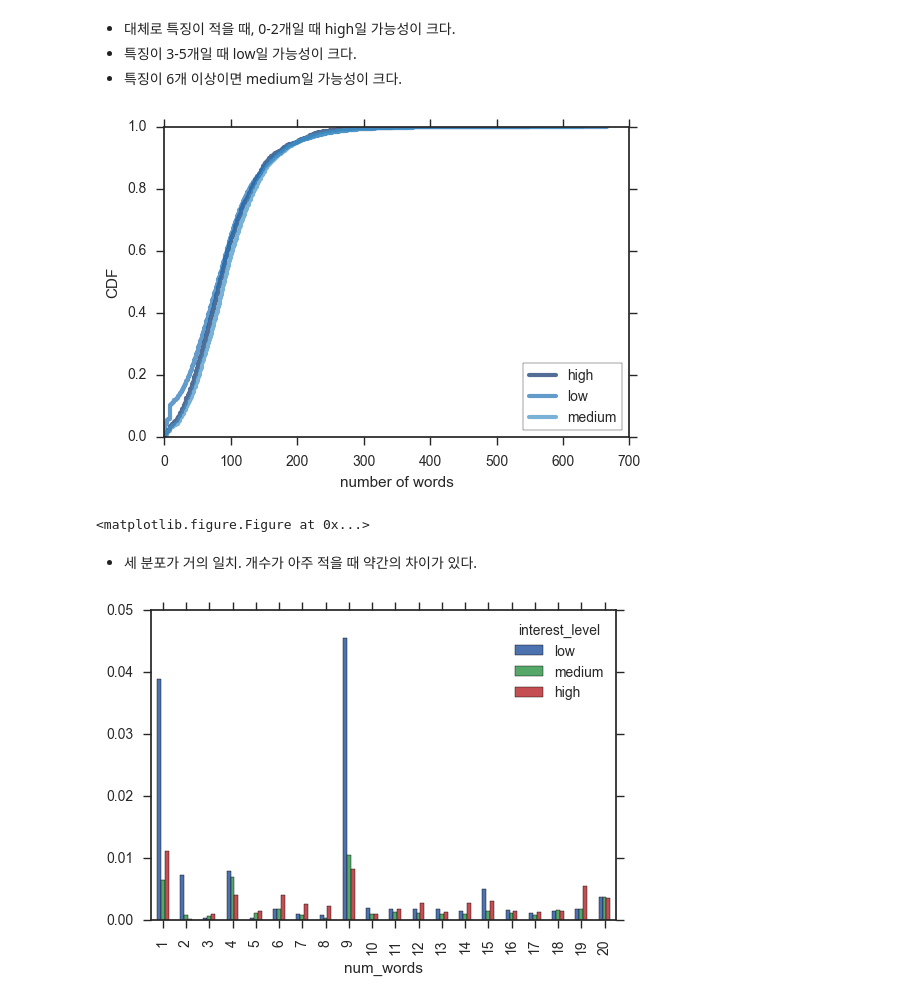
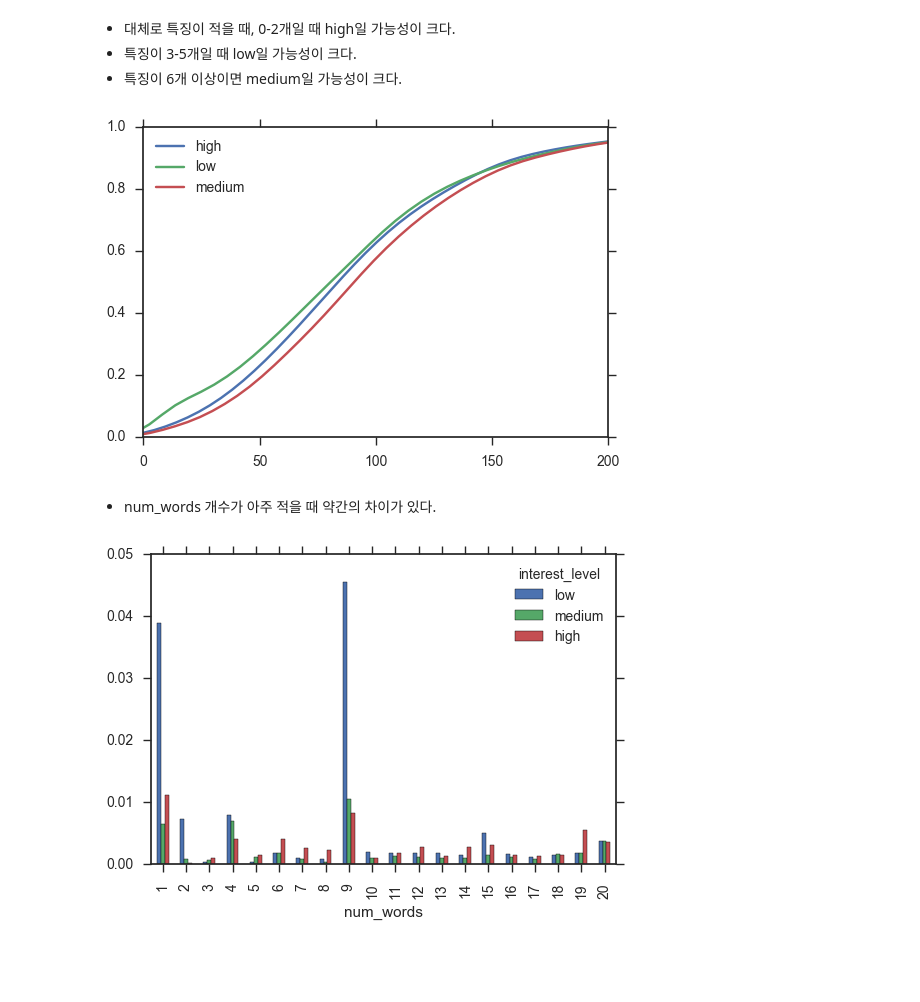
Before and after one commit to KaggleBreak/walkingkaggle, a Jupyter notebook: pycon2017_kr/pycon_korea_2017_Kaggle_tutorial.ipynb, the cells around one changed output. Cells and saved outputs as stored; diff of their text form; code cells hidden in the pictures; blank space fills up the shorter version.

```diff
--- a/pycon2017_kr/pycon_korea_2017_Kaggle_tutorial.ipynb
+++ b/pycon2017_kr/pycon_korea_2017_Kaggle_tutorial.ipynb
@@ -360,5 +409,5 @@ for l, g in train_df.groupby('interest_level'):
 [figure]
 # %%
 for l, g in train_df.groupby('interest_level'):
-    sns.kdeplot(np.log(g['price']), label=l, cumulative = True)
+    sns.kdeplot(np.log(g['price']), label=l, cumulative = True).set(xlim=(6, 10))
 # %% [output]
@@ -437,6 +529,4 @@ train_df.loc[:, 'num_words'] = train_df.loc[:, 'description'].apply(lambda x: le
 # %%
 for l, g in train_df.groupby('interest_level'):
-    cdf = thinkstats2.Cdf(g['num_photos'], label=l)
-    thinkplot.Cdf(cdf)
-thinkplot.Show(loc='lower right', xlabel='number of photos', ylabel='CDF')
+    sns.kdeplot(g['num_photos'], label=l, cumulative = True).set(xlim=(0, 10))
 # %% [output]
@@ -455,7 +544,5 @@ plt.show()
 - 사진이 0개이면 low일 가능성이 아주 크고, 4-8개이면 low일 가능성이 적다. 특히, 5개일 때 high일 가능성이 아주 높다.
 # %%
 for l, g in train_df.groupby('interest_level'):
-    cdf = thinkstats2.Cdf(g['num_features'], label=l)
-    thinkplot.Cdf(cdf)
-thinkplot.Show(loc='lower right', xlabel='number of features', ylabel='CDF')
+    sns.kdeplot(g['num_features'], label=l, cumulative = True).set(xlim=(0, 20))
 # %% [output]
@@ -476,14 +562,11 @@ plt.show()
 - 특징이 6개 이상이면 medium일 가능성이 크다.
 # %%
 for l, g in train_df.groupby('interest_level'):
-    cdf = thinkstats2.Cdf(g['num_words'], label=l)
-    thinkplot.Cdf(cdf)
-thinkplot.Show(loc='lower right', xlabel='number of words', ylabel='CDF')
+    sns.kdeplot(g['num_words'], label=l, cumulative = True).set(xlim=(0, 200))
 # %% [output]
-[figure, old version]
+[figure, new version]
-<matplotlib.figure.Figure at 0x...>
 # %% [markdown]
-- 세 분포가 거의 일치. 개수가 아주 적을 때 약간의 차이가 있다.
+- num_words 개수가 아주 적을 때 약간의 차이가 있다.
 # %%
 words = train_df.groupby(['num_words', 'interest_level'])['num_words'].count().unstack('interest_level').fillna(0)
 words /= words.sum()
```
Also changed, not shown: parts of 113 cells of this notebook, 3 other files.
